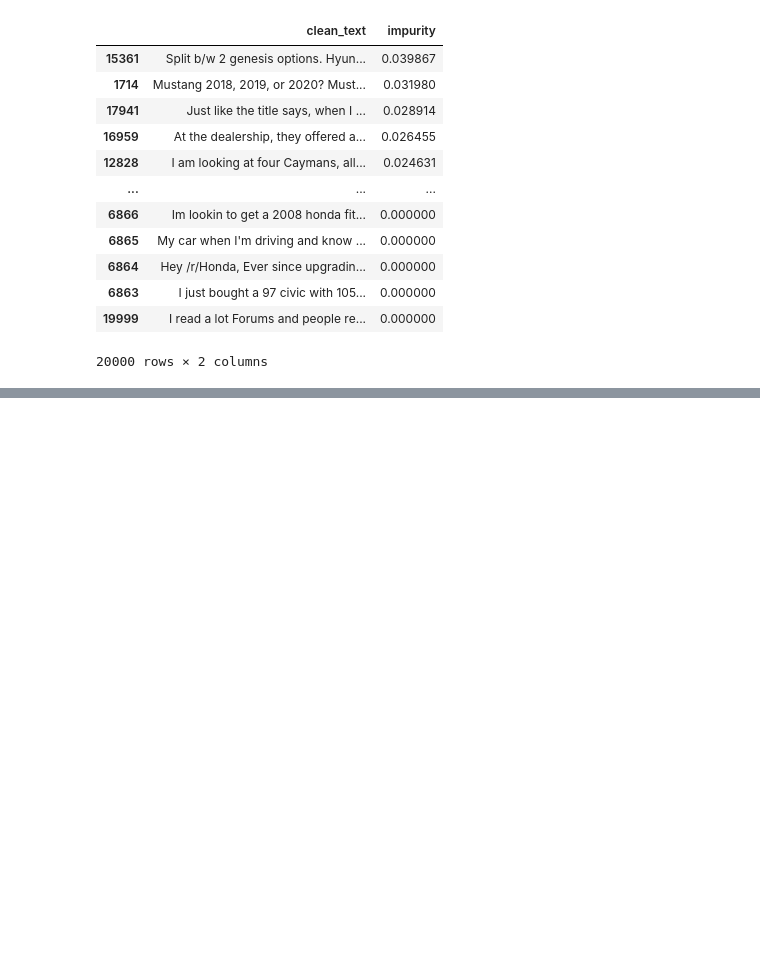
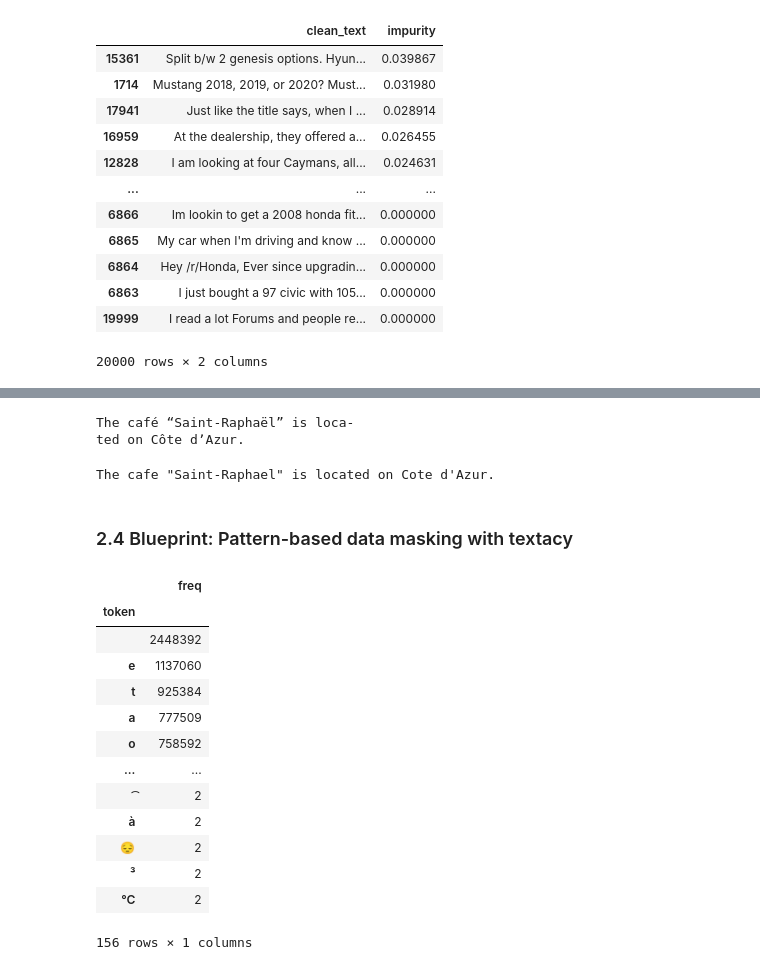
Before and after one commit to nicolasmollier/blueprints_for_text_analytics, a Jupyter notebook: notebooks/chapter_4.ipynb, the cells around one changed output, grey strips where cells are left out. Cells and saved outputs as stored; diff of their text form; code cells hidden in the pictures; blank space fills up the shorter version.

```diff
--- a/notebooks/chapter_4.ipynb
+++ b/notebooks/chapter_4.ipynb
@@ -218,0 +255,28 @@ df[["clean_text", "impurity"]].sort_values(by="impurity", ascending=False)
+# %%
+print(text)
+# %% [output]
+The café “Saint-Raphaël” is loca-
+ted on Côte dʼAzur.
+# %%
+print(normalize(text))
+# %% [output]
+The cafe "Saint-Raphael" is located on Cote d'Azur.
+# %% [markdown]
+### 2.4 Blueprint: Pattern-based data masking with textacy
+# %%
+count_words(df, column="clean_text")
+# %% [output]
+|  | freq |
+| token |  |
+|  | 2448392 |
+| e | 1137060 |
+| t | 925384 |
+| a | 777509 |
+| o | 758592 |
+| ... | ... |
+| ͡ | 2 |
+| à | 2 |
+| 😔 | 2 |
+| ³ | 2 |
+| ℃ | 2 |
+156 rows × 1 columns
```
Also changed, not shown: parts of 63 cells of this notebook.
